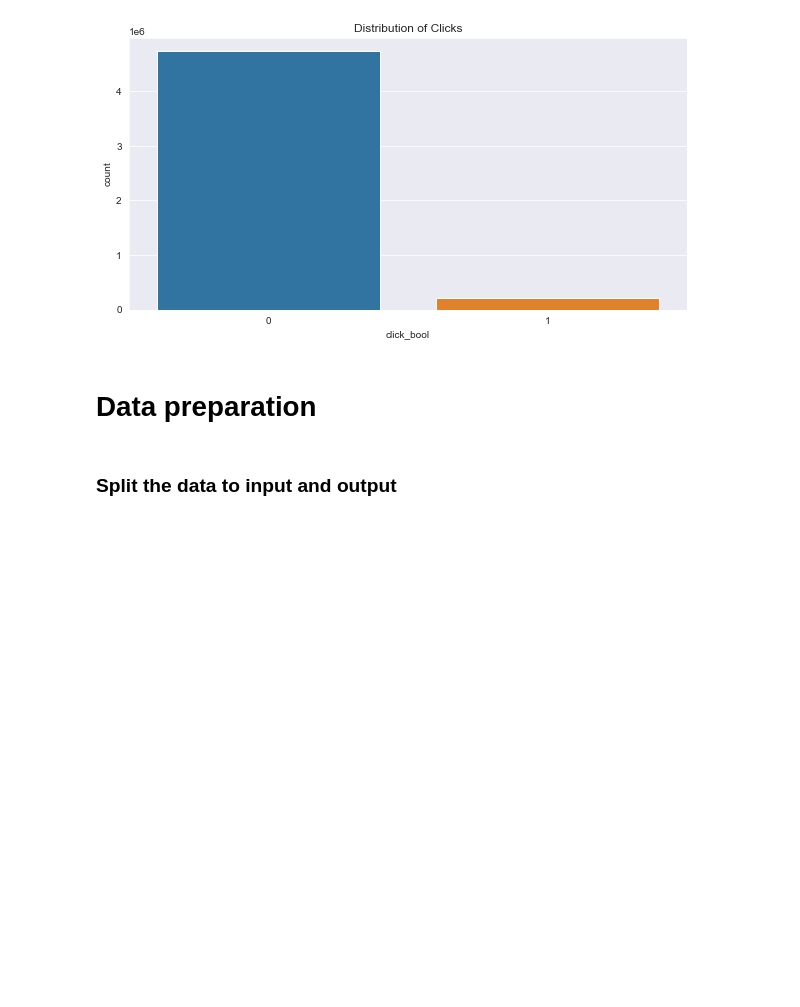
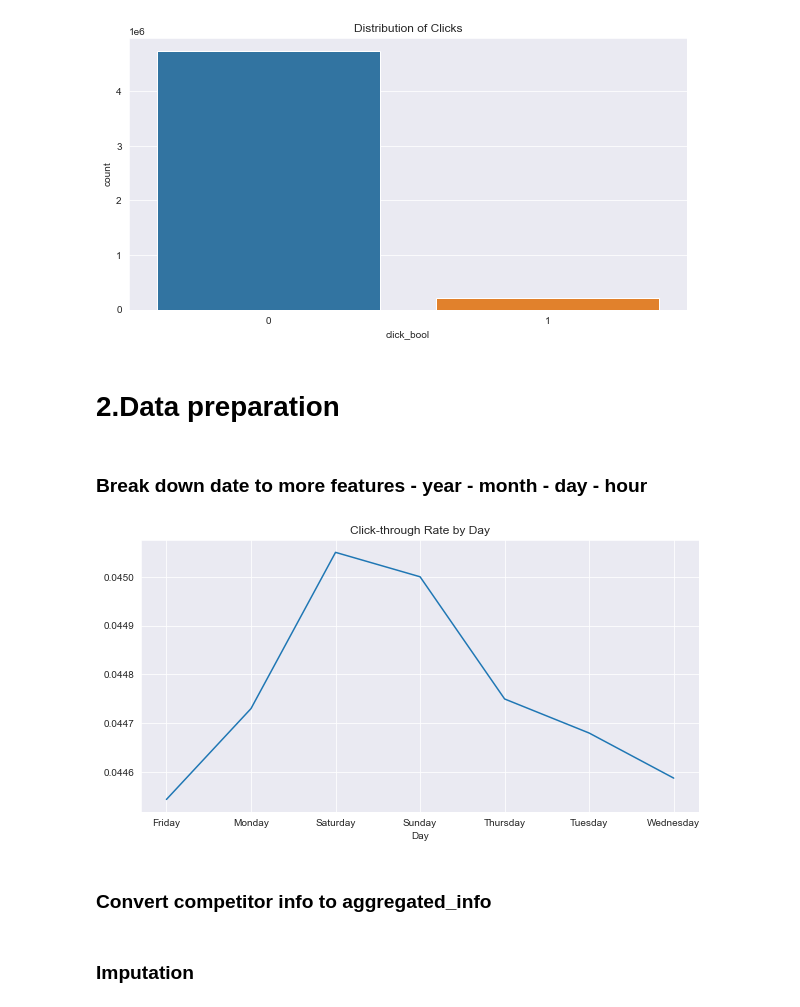
Before and after one commit to nbounatsos/dm_projects, a Jupyter notebook: Assignment 2/ass_nick.ipynb, the cells around one changed output. Saved outputs shown, nothing was run; the diff lists cells and outputs as text; code cells hidden in the pictures; blank space fills up the shorter version.

```diff
--- a/Assignment 2/ass_nick.ipynb
+++ b/Assignment 2/ass_nick.ipynb
@@ -167,9 +137,25 @@ plt.title("Distribution of Clicks")
 Name: click_bool, dtype: int64
 [figure]
 # %% [markdown]
-# Data preparation
+# 2.Data preparation
-# %% [markdown]
-### Split the data to input and output
-# %%
-y = X['click_bool']
-X = X.drop(['click_bool'], axis = 1)
+# %% [markdown]
+### Break down date to more features - year - month - day - hour
+# %%
+X['date_time'] = pd.to_datetime(X['date_time'])
+X['year'] = X['date_time'].dt.year
+X['month'] = X['date_time'].dt.month
+X['day'] = X['date_time'].dt.day
+X['hour'] = X['date_time'].dt.hour
+X['day_string'] = X['date_time'].dt.day_name()
+# X.drop(['date_time'], axis = 1, inplace=True)
+# %%
+click_rate_by_hour = X.groupby('day_string')['click_bool'].mean()
+plt.figure(figsize=(10, 5))
+click_rate_by_hour.plot(kind='line')
+plt.title("Click-through Rate by Day")
+plt.xlabel("Day")
+plt.show()
+# %% [output]
+[figure, added]
+# %% [markdown]
+### Convert competitor info to aggregated_info
@@ -175,0 +174,2 @@ X = X.drop(['click_bool'], axis = 1)
+# %% [markdown]
+### Imputation
```
Also changed, not shown: parts of 24 cells of this notebook.
